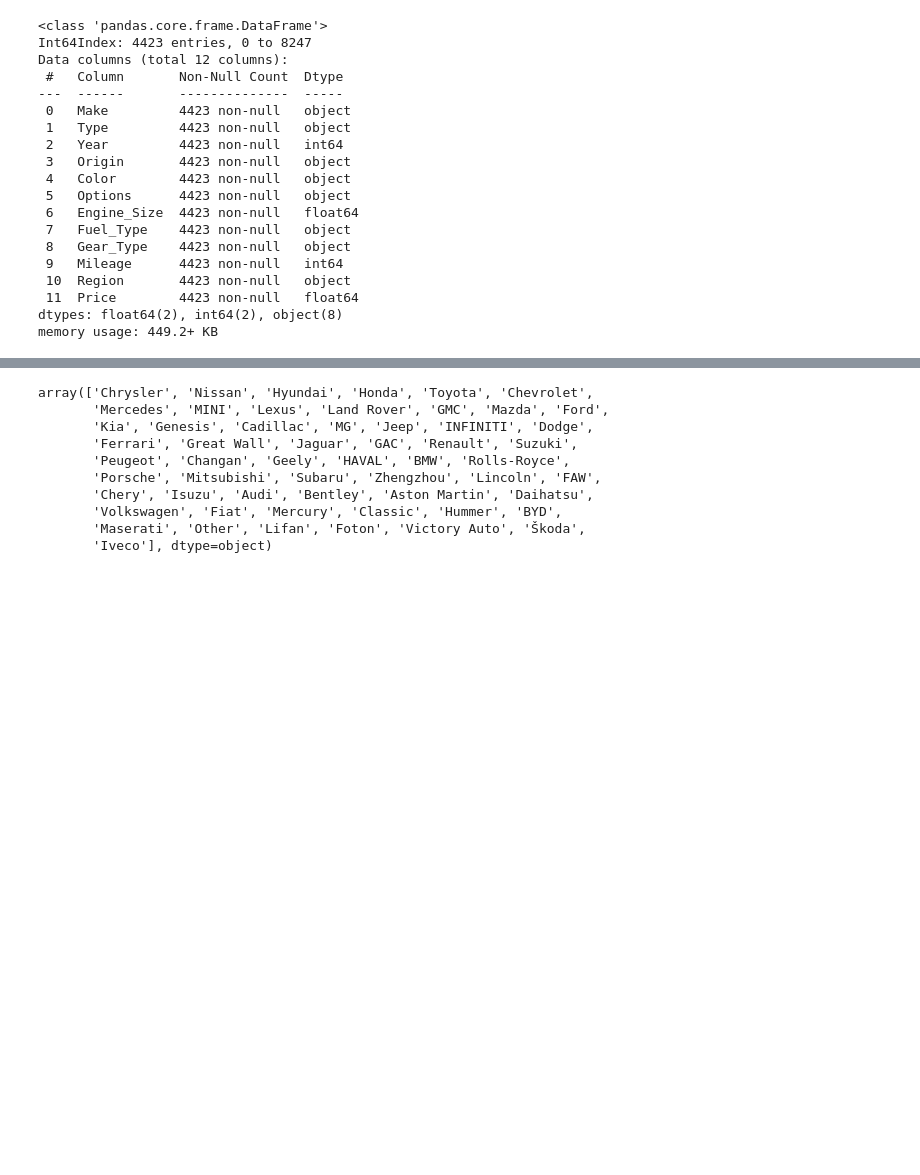
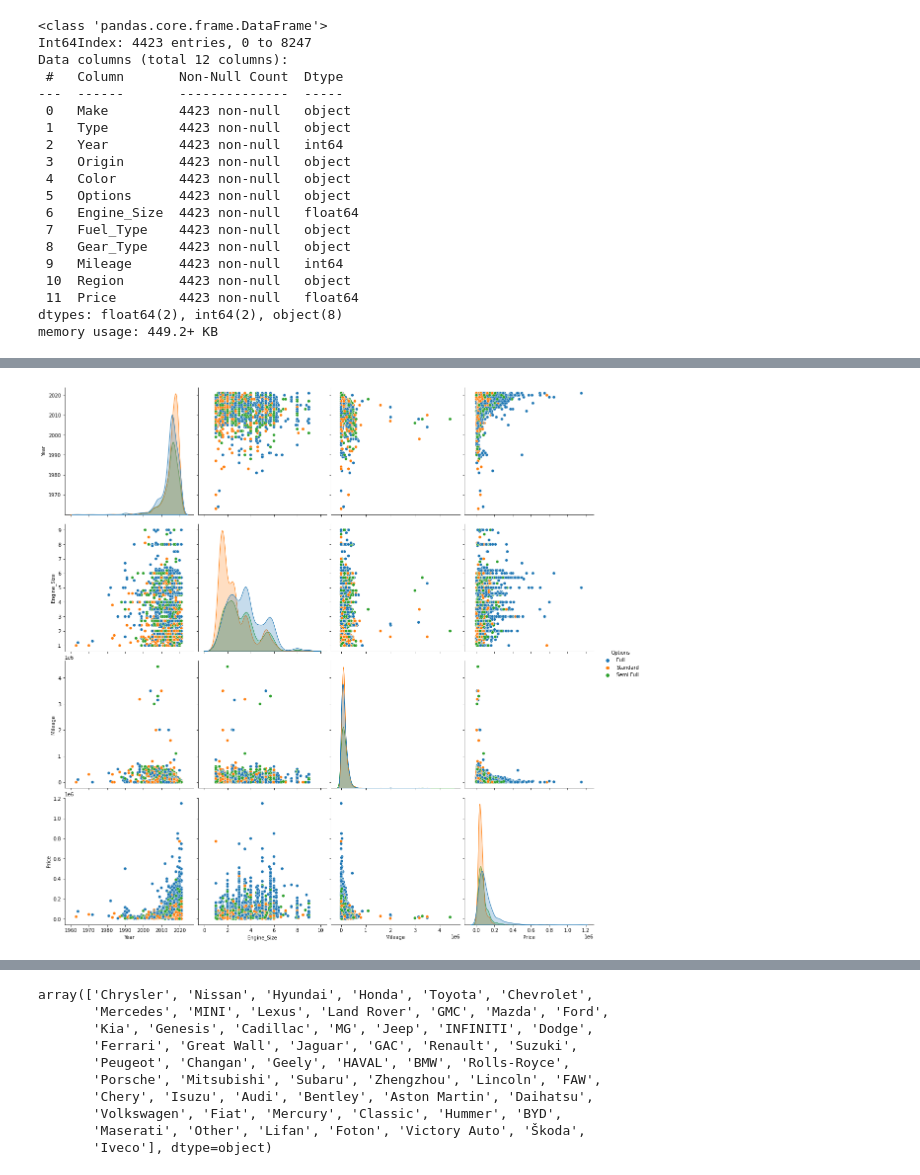
Before and after one commit to TasneemHalawani/SDAIA-Tuwaiq-Bootcamp, a Jupyter notebook: SaudiUsedCars.ipynb, the cells around one changed output, grey strips where cells are left out. Drawn from its saved outputs; the diff is of its cells as text; code cells hidden in the pictures; blank space fills up the shorter version.

```diff
--- a/SaudiUsedCars.ipynb
+++ b/SaudiUsedCars.ipynb
@@ -290,0 +316,4 @@ memory usage: 449.2+ KB
+# %%
+sns.pairplot(df,hue='Options', height=4);
+# %% [output]
+[figure, added]
```
Also changed, not shown: parts of 78 cells of this notebook.
